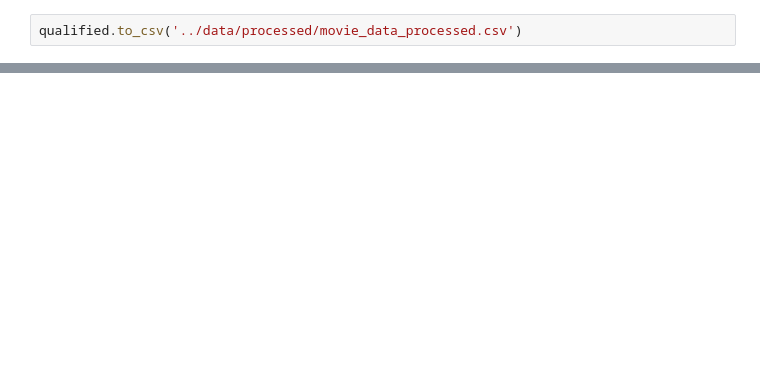
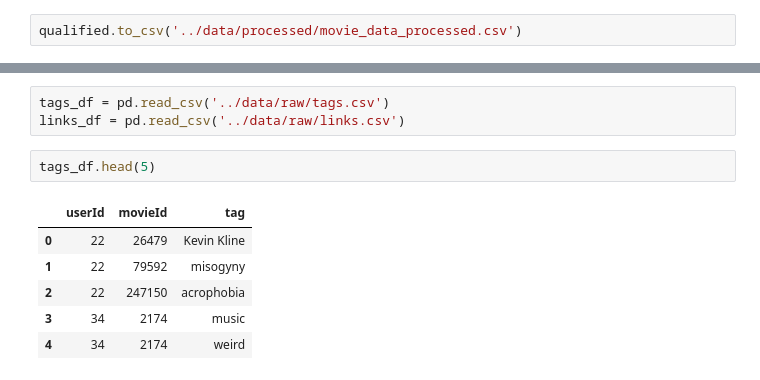
Before and after one commit to NgHoangQuan2204/Recommendation-System, a Jupyter notebook: notebooks/data-preprocessing.ipynb, the cells around one changed output, grey strips where cells are left out. Drawn from its saved outputs; the diff is of its cells as text; blank space fills up the shorter version.

```diff
--- a/notebooks/data-preprocessing.ipynb
+++ b/notebooks/data-preprocessing.ipynb
@@ -210,0 +141,12 @@ result.head(10)
+# %%
+tags_df = pd.read_csv('../data/raw/tags.csv')
+links_df = pd.read_csv('../data/raw/links.csv')
+# %%
+tags_df.head(5)
+# %% [output]
+|  | userId | movieId | tag |
+| 0 | 22 | 26479 | Kevin Kline |
+| 1 | 22 | 79592 | misogyny |
+| 2 | 22 | 247150 | acrophobia |
+| 3 | 34 | 2174 | music |
+| 4 | 34 | 2174 | weird |
```
Also changed, not shown: parts of 17 cells of this notebook.
